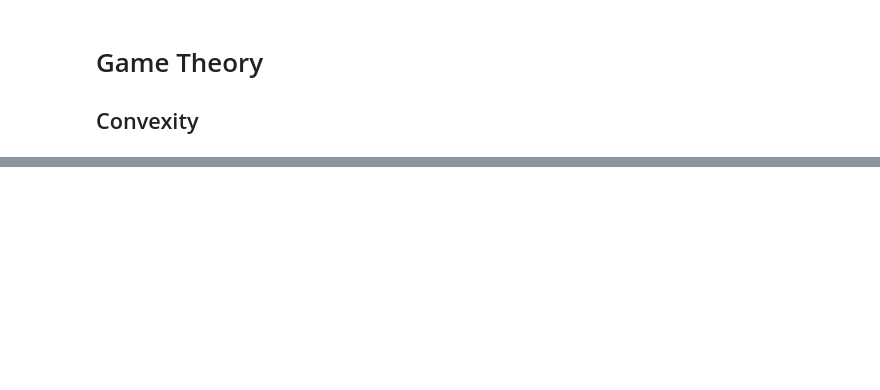
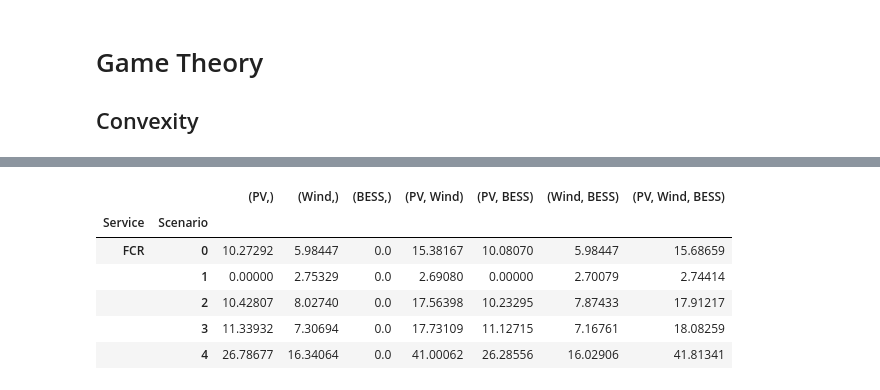
Before and after one commit to cvonholly/dvpp_reward_mechanism, a Jupyter notebook: visualize.ipynb, the cells around one changed output, grey strips where cells are left out. Saved outputs shown, nothing was run; the diff lists cells and outputs as text; code cells hidden in the pictures; blank space fills up the shorter version.

Commit message:
run service for intermittent generation

```diff
--- a/visualize.ipynb
+++ b/visualize.ipynb
@@ -477,0 +524,20 @@ all_sets
+# %%
+# load data
+# df = pd.read_csv('pics/new/values.csv', index_col=0, header=[0,1,2])
+df = pd.read_csv('pics/v2/values_dyn.csv', index_col=0, header=[0,1,2])
+df.columns = [tuple(c for c in col if c!='nan') for col in df.columns.values]
+
+df[df < 0] = 0  # set values below zero to zero
+# combine 1st col and index to MultiIndex
+df.index = pd.MultiIndex.from_arrays([df.index, df.iloc[:, 0]], names=['Service', 'Scenario'])
+df.drop(df.columns[0], axis=1, inplace=True)  # drop first column
+players = list(str(x[0]) for x in df.columns[:3])
+df.head()
+# %% [output]
+|  |  | (PV,) | (Wind,) | (BESS,) | (PV, Wind) | (PV, BESS) | (Wind, BESS) | (PV, Wind, BESS) |
+| Service | Scenario |  |  |  |  |  |  |  |
+| FCR | 0 | 10.27292 | 5.98447 | 0.0 | 15.38167 | 10.08070 | 5.98447 | 15.68659 |
+|  | 1 | 0.00000 | 2.75329 | 0.0 | 2.69080 | 0.00000 | 2.70079 | 2.74414 |
+|  | 2 | 10.42807 | 8.02740 | 0.0 | 17.56398 | 10.23295 | 7.87433 | 17.91217 |
+|  | 3 | 11.33932 | 7.30694 | 0.0 | 17.73109 | 11.12715 | 7.16761 | 18.08259 |
+|  | 4 | 26.78677 | 16.34064 | 0.0 | 41.00062 | 26.28556 | 16.02906 | 41.81341 |
```
Also changed, not shown: parts of 39 cells of this notebook, 12 other files.
